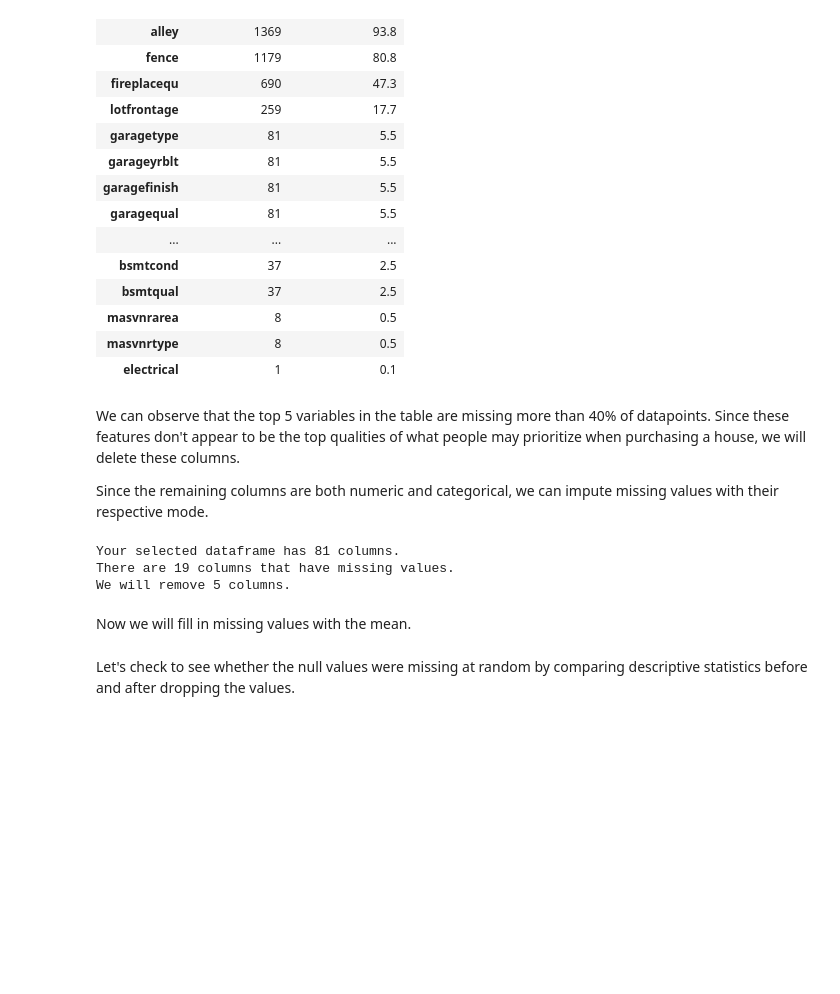
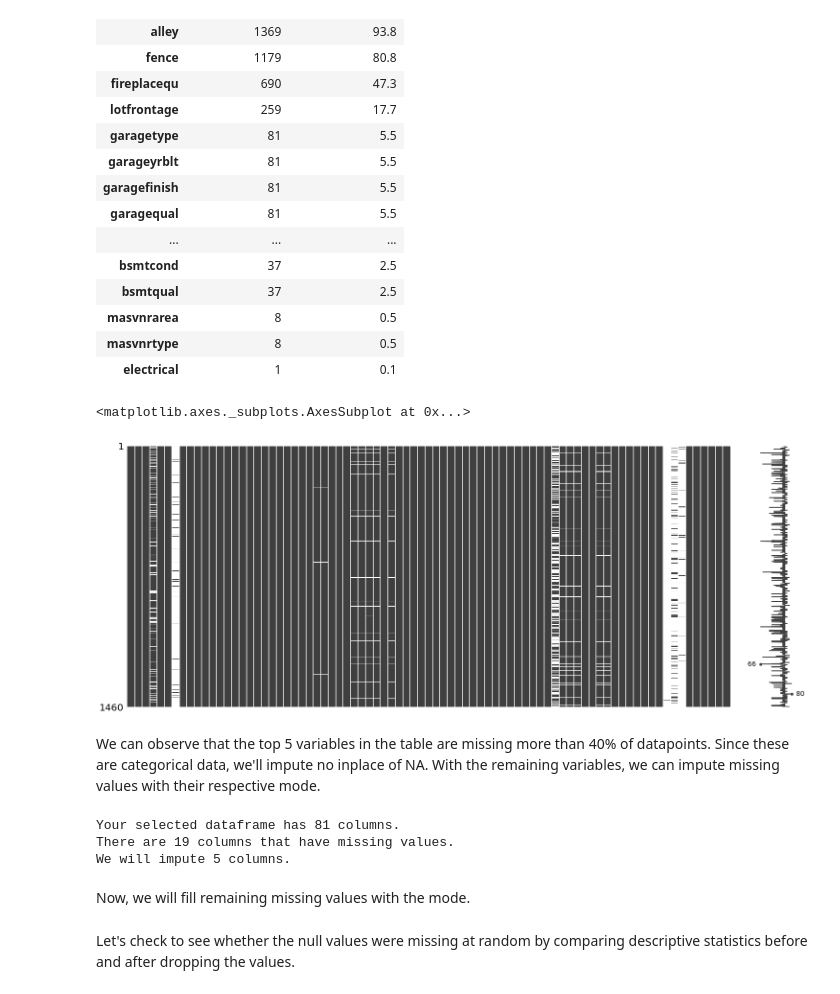
Before and after one commit to tsaw8/Thinkful_Project, a Jupyter notebook: Module 19: Supervised learning: solving regression problems/8. Challenge House prices model .ipynb, the cells around one changed output. Drawn from its saved outputs; the diff is of its cells as text; code cells hidden in the pictures; blank space fills up the shorter version.

```diff
--- a/Module 19: Supervised learning: solving regression problems/8. Challenge House prices model .ipynb
+++ b/Module 19: Supervised learning: solving regression problems/8. Challenge House prices model .ipynb
@@ -193,17 +193,22 @@ There are 19 columns that have missing values.
 | masvnrarea | 8 | 0.5 |
 | masvnrtype | 8 | 0.5 |
 | electrical | 1 | 0.1 |
+# %%
+# Create nullity matrix for missing values
+
+msno.matrix(df)
+# %% [output]
+<matplotlib.axes._subplots.AxesSubplot at 0x...>
+[figure, added]
 # %% [markdown]
-We can observe that the top 5 variables in the table are missing more than 40% of datapoints. Since these features don't appear to be the top qualities of what people may prioritize when purchasing a house, we will delete these columns.
-
-Since the remaining columns are both numeric and categorical, we can impute missing values with their respective mode.
+We can observe that the top 5 variables in the table are missing more than 40% of datapoints. Since these are categorical data, we'll impute no inplace of NA.  With the remaining variables, we can impute missing values with their respective mode.
 # %%
-# Get the columns with >= 40% missing
+# Get columns with >= 40% missing
 
 missing_df = missing_values_table(df)
 missing_columns = list(missing_df[missing_df['% of Total Values'] >= 40].index)
-print('We will remove %d columns.' % len(missing_columns))
+print('We will impute %d columns.' % len(missing_columns))
 # %% [output]
 Your selected dataframe has 81 columns.
 There are 19 columns that have missing values.
-We will remove 5 columns.
+We will impute 5 columns.
@@ -214,5 +219,5 @@ df = df.drop(columns = list(missing_columns))
 # %% [markdown]
-Now we will fill in missing values with the mean.
+Now, we will fill remaining missing values with the mode.
 # %%
 # Imputation by mode
 
```
Also changed, not shown: parts of 65 cells of this notebook.
